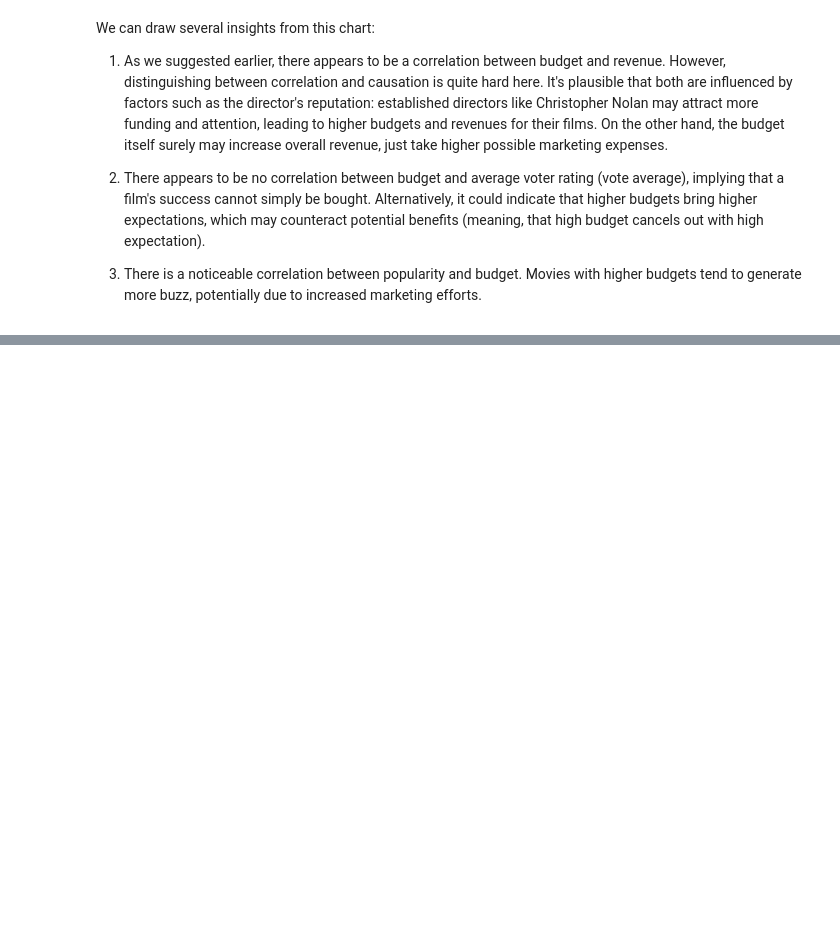
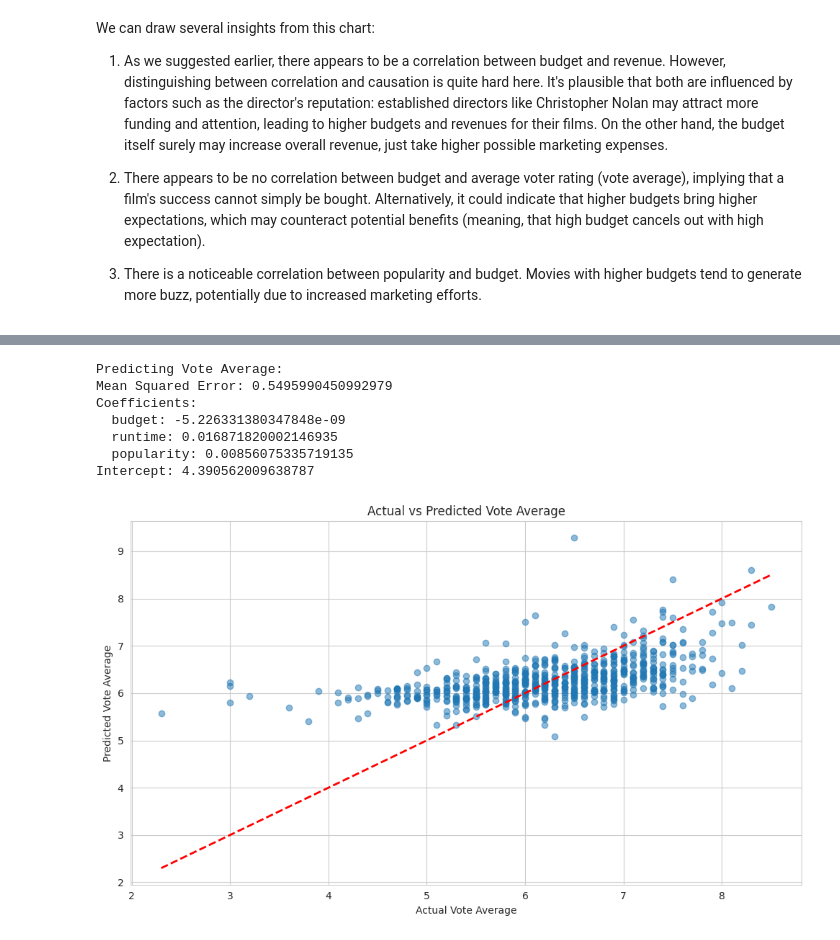
Before and after one commit to timofey256/movies-analysis, a Jupyter notebook: research.ipynb, the cells around one changed output, grey strips where cells are left out. Saved outputs shown, nothing was run; the diff lists cells and outputs as text; code cells hidden in the pictures; blank space fills up the shorter version.

```diff
--- a/research.ipynb
+++ b/research.ipynb
@@ -222,0 +411,14 @@ We can draw several insights from this chart:
+# %%
+# 2. Predicting vote average
+X = df_clean[['budget', 'runtime', 'popularity']]
+y = df_clean['vote_average']
+perform_regression(X, y, ['budget', 'runtime', 'popularity'], 'Vote Average')
+# %% [output]
+Predicting Vote Average:
+Mean Squared Error: 0.5495990450992979
+Coefficients:
+  budget: -5.226331380347848e-09
+  runtime: 0.016871820002146935
+  popularity: 0.00856075335719135
+Intercept: 4.390562009638787
+[figure, added]
```
Also changed, not shown: parts of 12 cells of this notebook.
